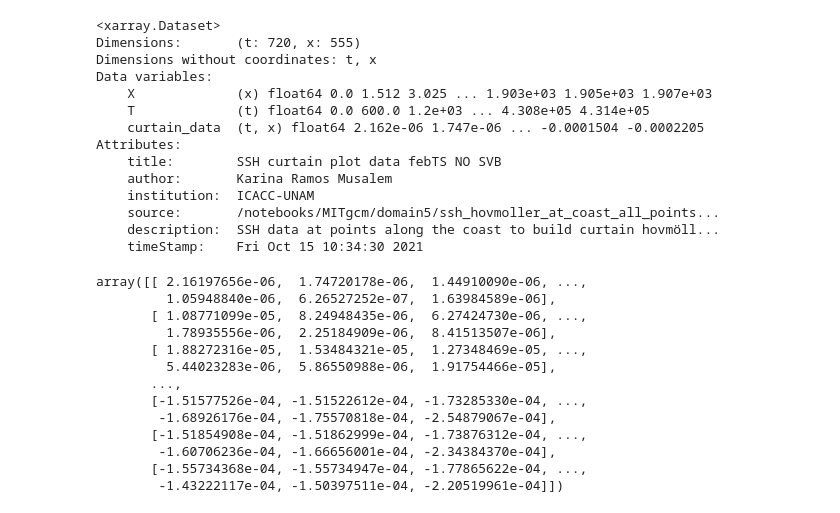
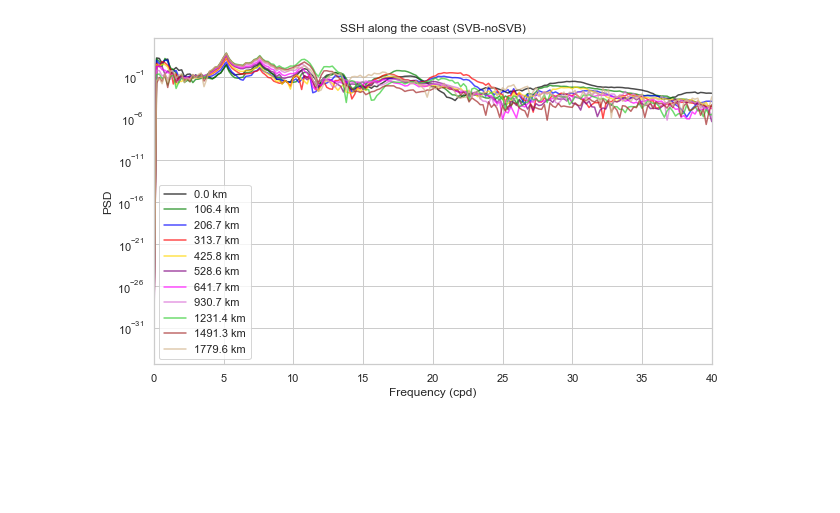
Before and after one commit to anakarinarm/notebooks_SVB, a Jupyter notebook: MITgcm/domain5/ssh_spectra.ipynb, the cells around one changed output. Saved outputs shown, nothing was run; the diff lists cells and outputs as text; code cells hidden in the pictures; blank space fills up the shorter version.

Commit message:
added wavelet notebook ssh

```diff
--- a/MITgcm/domain5/ssh_spectra.ipynb
+++ b/MITgcm/domain5/ssh_spectra.ipynb
@@ -12,16 +10,0 @@ sshData = xr.open_dataset('curtain_SSH_NoSVB_febTS.nc')
-# %%
-sns.set_style('ticks')
-sns.set_context('talk')
-
-fig, ax = plt.subplots(1,1,figsize=(10,9))
-ax.set_facecolor('tan')
-
-pc = ax.pcolormesh(sshData.T/(24*3600),
-                   sshData.X,
-                   np.transpose(sshData.curtain_data.data*100),
-                   vmin=-0.8, vmax=0.8, cmap=cmo.cm.tarn_r)
-cb = plt.colorbar(pc,label='ssh / cm')
-
-ax.set_ylabel('Distance from SVB along the coast (km)')
-ax.set_xlabel('days')
-ax.set_title('SVB run')
@@ -31,33 +11,3 @@ Text(0.5, 1.0, 'SVB run')
-# %%
-sshData
-# %% [output]
-<xarray.Dataset>
-Dimensions:       (t: 720, x: 555)
-Dimensions without coordinates: t, x
-Data variables:
-    X             (x) float64 0.0 1.512 3.025 ... 1.903e+03 1.905e+03 1.907e+03
-    T             (t) float64 0.0 600.0 1.2e+03 ... 4.308e+05 4.314e+05
-    curtain_data  (t, x) float64 2.162e-06 1.747e-06 ... -0.0001504 -0.0002205
-Attributes:
-    title:        SSH curtain plot data febTS NO SVB
-    author:       Karina Ramos Musalem
-    institution:  ICACC-UNAM
-    source:       /notebooks/MITgcm/domain5/ssh_hovmoller_at_coast_all_points...
-    description:  SSH data at points along the coast to build curtain hovmöll...
-    timeStamp:    Fri Oct 15 10:34:30 2021
-# %%
-sshData.curtain_data.data
-# %% [output]
-array([[ 2.16197656e-06,  1.74720178e-06,  1.44910090e-06, ...,
-         1.05948840e-06,  6.26527252e-07,  1.63984589e-06],
-       [ 1.08771099e-05,  8.24948435e-06,  6.27424730e-06, ...,
-         1.78935556e-06,  2.25184909e-06,  8.41513507e-06],
-       [ 1.88272316e-05,  1.53484321e-05,  1.27348469e-05, ...,
-         5.44023283e-06,  5.86550988e-06,  1.91754466e-05],
-       ...,
-       [-1.51577526e-04, -1.51522612e-04, -1.73285330e-04, ...,
-        -1.68926176e-04, -1.75570818e-04, -2.54879067e-04],
-       [-1.51854908e-04, -1.51862999e-04, -1.73876312e-04, ...,
-        -1.60706236e-04, -1.66656001e-04, -2.34384370e-04],
-       [-1.55734368e-04, -1.55734947e-04, -1.77865622e-04, ...,
-        -1.43222117e-04, -1.50397511e-04, -2.20519961e-04]])
+# %%
+SVB = xr.open_dataset('curtain_SSH_SVB_febTS.nc')
+noSVB = xr.open_dataset('curtain_SSH_noSVB_febTS.nc')
@@ -63,0 +54,11 @@ array([[ 2.16197656e-06,  1.74720178e-06,  1.44910090e-06, ...,
+# %%
+indices = [0,50,100,150,200,250,300,350,400,450,500]
+colors = ['k', 'g','b','r','gold','purple','magenta','orchid','limegreen','brown','tan']
+timeseries = (SVB.curtain_data.data-noSVB.curtain_data.data)*100
+X = SVB.X[:]
+
+kind = 'semilog'
+title = 'SSH along the coast (SVB-noSVB)'
+fig, ax = plot_spectrogram(timeseries,X, indices, colors, kind=kind, title=title)
+# %% [output]
+[figure, added]
```
Also changed, not shown: parts of 10 cells of this notebook, 4 other files.
